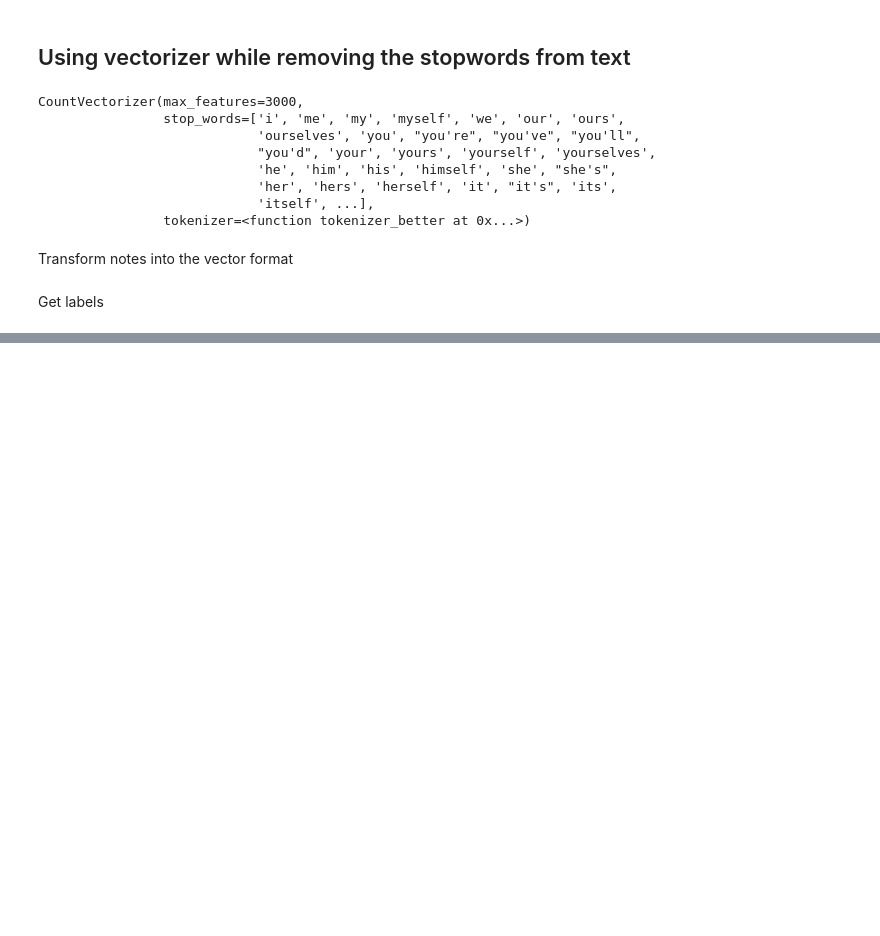
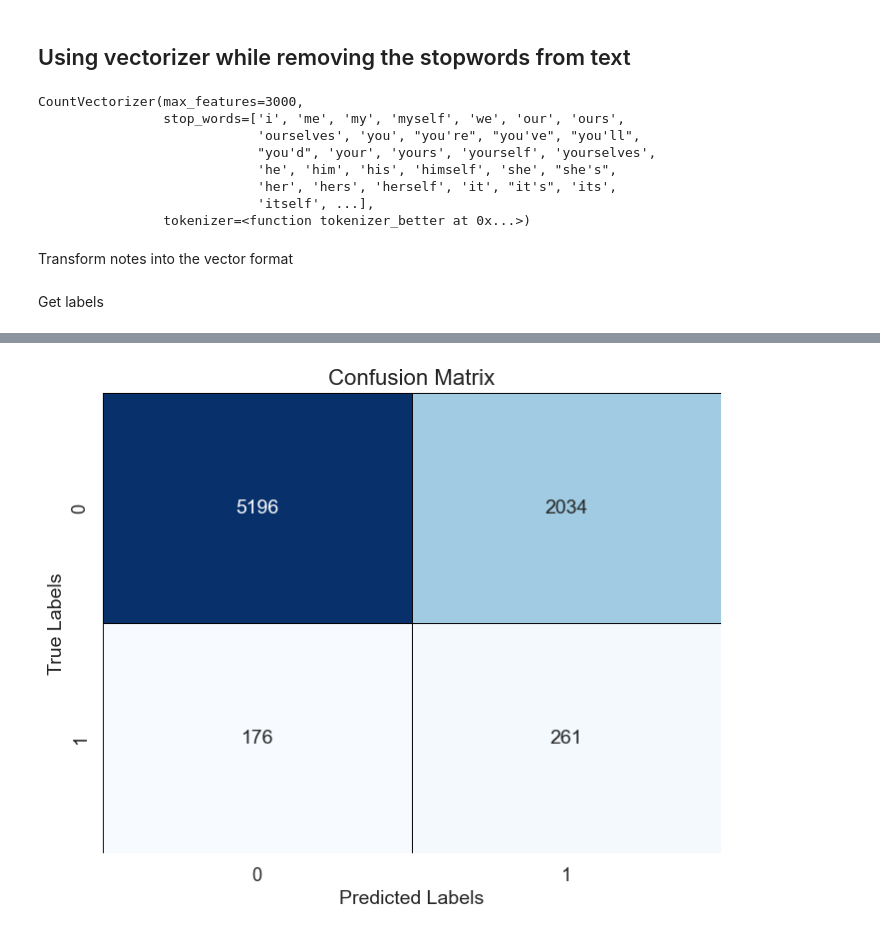
Before and after one commit to sepidehsnab/Clinical-NLP-Project, a Jupyter notebook: 01-PrepareData.ipynb, the cells around one changed output, grey strips where cells are left out. Cells and saved outputs as stored; diff of their text form; code cells hidden in the pictures; blank space fills up the shorter version.

```diff
--- a/01-PrepareData.ipynb
+++ b/01-PrepareData.ipynb
@@ -741,0 +953,13 @@ y_valid = df_valid.OUTPUT_LABEL
+# %%
+# Create a heatmap for the confusion matrix
+plt.figure(figsize=(8, 6))
+sns.set(font_scale=1.2)
+sns.heatmap(conf_matrix, annot=True, fmt='d', cmap='Blues', cbar=False,
+            annot_kws={'size': 14}, linewidths=0.5, linecolor='black')
+
+plt.xlabel('Predicted Labels', fontsize=14)
+plt.ylabel('True Labels', fontsize=14)
+plt.title('Confusion Matrix', fontsize=16)
+plt.show()
+# %% [output]
+[figure, added]
```
Also changed, not shown: parts of 31 cells of this notebook.
